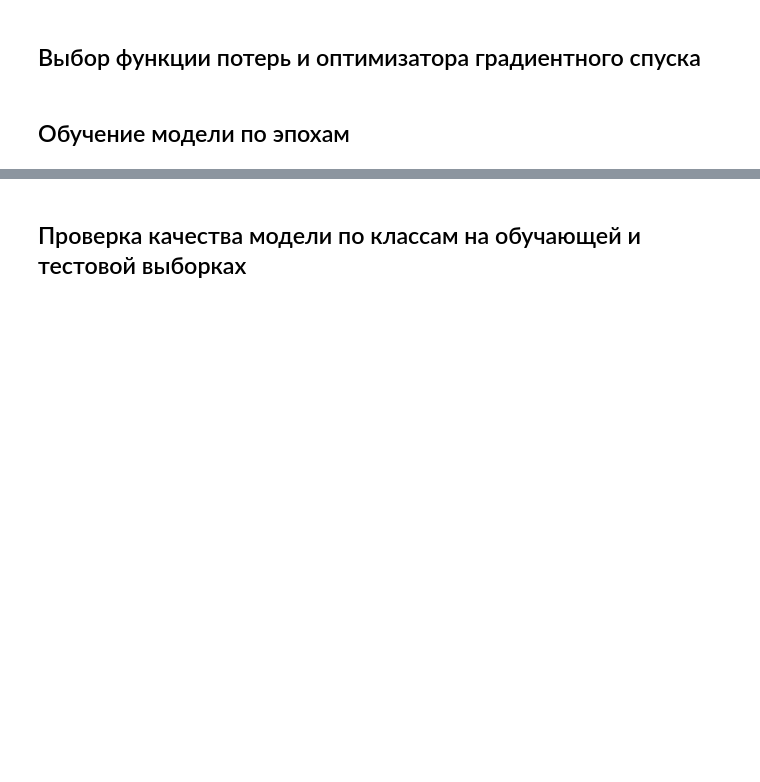
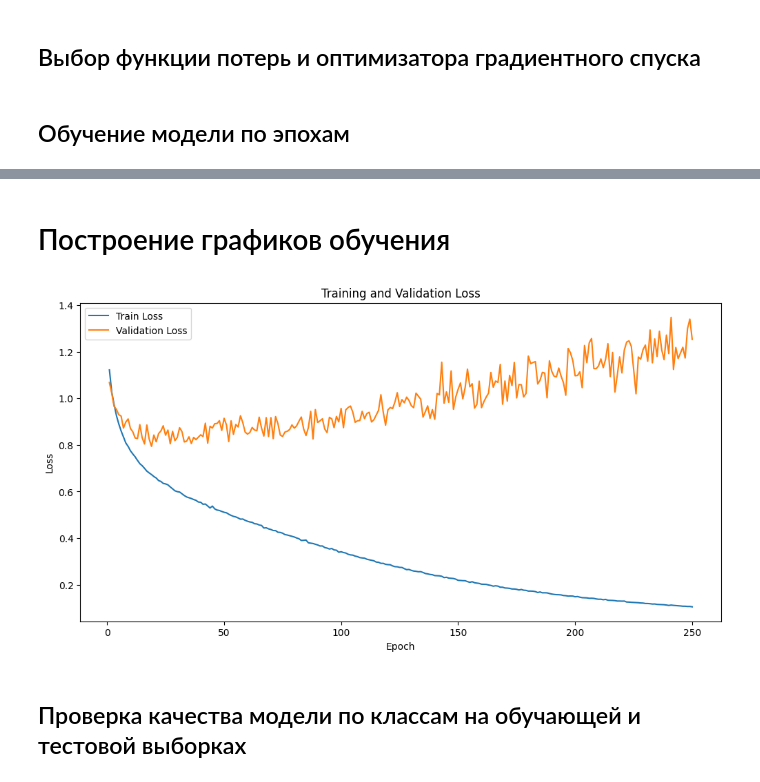
Before and after one commit to osv982/RNS_LR1, a Jupyter notebook: notebooks/Lab1.ipynb, the cells around one changed output, grey strips where cells are left out. Drawn from its saved outputs; the diff is of its cells as text; code cells hidden in the pictures; blank space fills up the shorter version.

```diff
--- a/notebooks/Lab1.ipynb
+++ b/notebooks/Lab1.ipynb
@@ -557,3 +598,27 @@ print('Обучение закончено')
+# %% [markdown]
+# Построение графиков обучения
+# %%
+# Построение графиков ошибки
+plt.figure(figsize=(12, 6))
+plt.plot(range(1, EPOCHS + 1), train_losses, label='Train Loss')
+plt.plot(range(1, EPOCHS + 1), val_losses, label='Validation Loss')
+plt.xlabel('Epoch')
+plt.ylabel('Loss')
+plt.title('Training and Validation Loss')
+plt.legend()
+plt.show()
+
+# Построение графиков точности
+# plt.figure(figsize=(12, 6))
+# plt.plot(range(1, EPOCHS + 1), train_accuracies, label='Train Accuracy')
+# plt.plot(range(1, EPOCHS + 1), val_accuracies, label='Validation Accuracy')
+# plt.xlabel('Epoch')
+# plt.ylabel('Accuracy')
+# plt.title('Training and Validation Accuracy')
+# plt.legend()
+# plt.show()
+# %% [output]
+[figure, added]
 # %% [markdown]
 ## Проверка качества модели по классам на обучающей и тестовой выборках
 # %%
```
Also changed, not shown: parts of 11 cells of this notebook.
